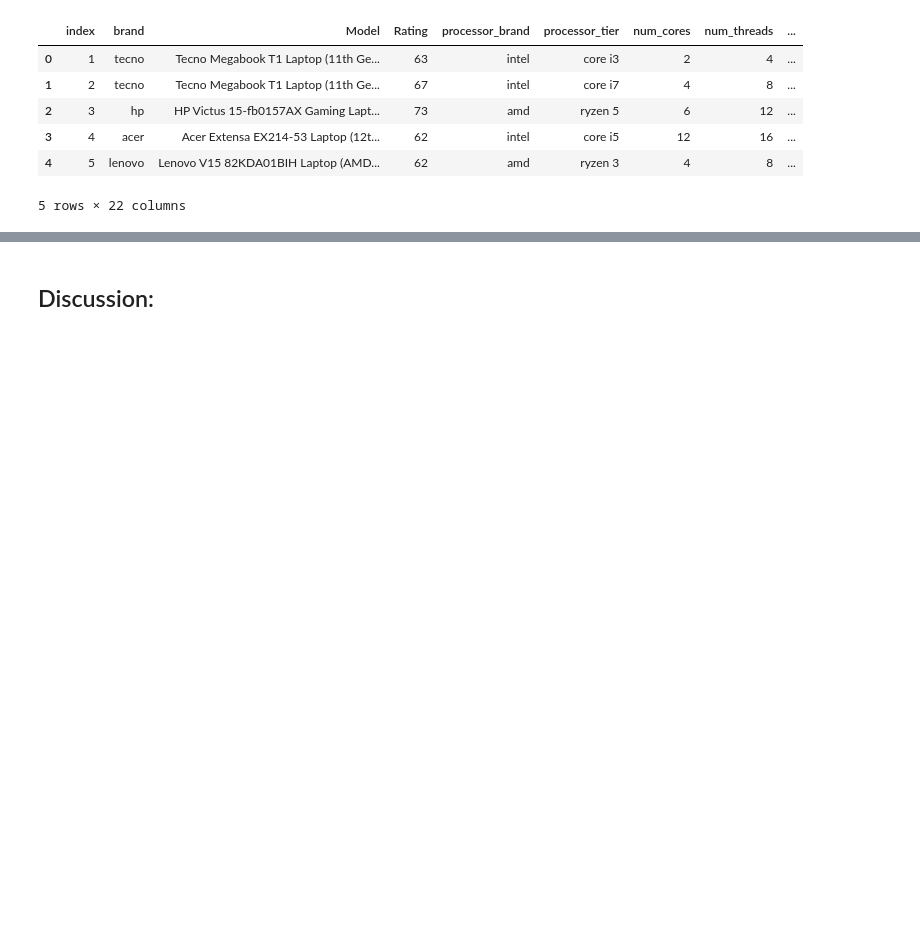
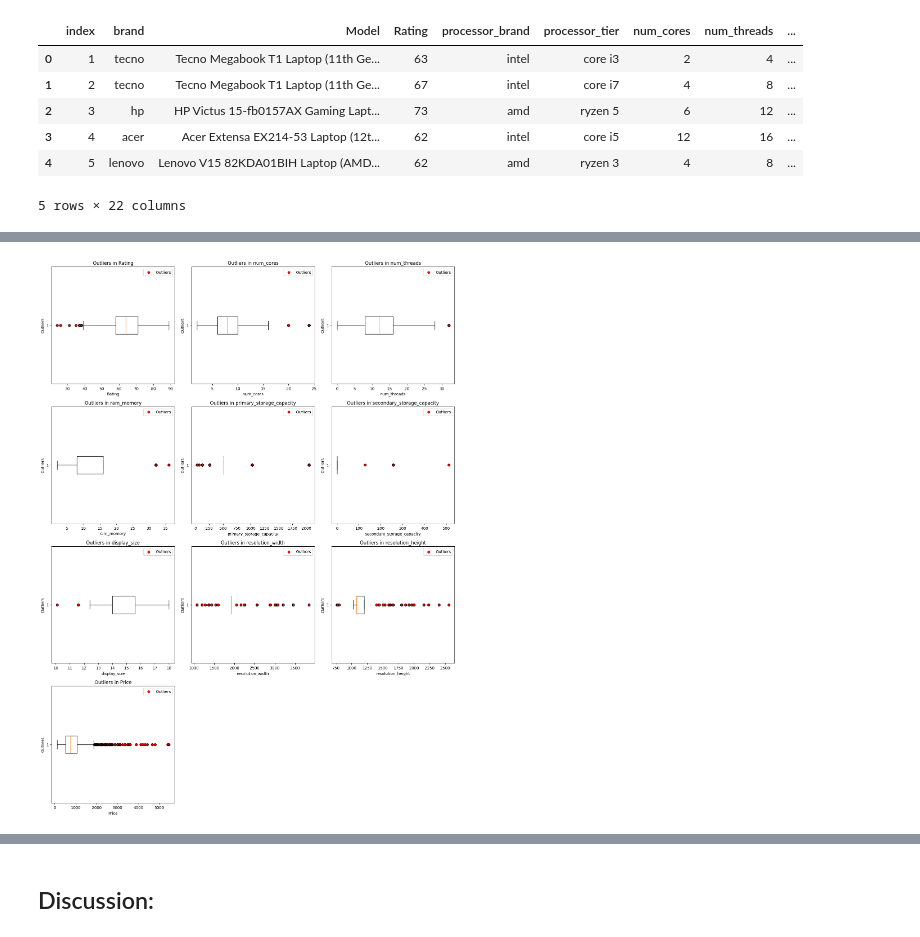
Before and after one commit to DSCI-310-2024/DSCI-310-Group_13, a Jupyter notebook: report.ipynb, the cells around one changed output, grey strips where cells are left out. Drawn from its saved outputs; the diff is of its cells as text; code cells hidden in the pictures; blank space fills up the shorter version.

Commit message:
Handling missing values and outliers
Added code, graphs and analysis.

```diff
--- a/report.ipynb
+++ b/report.ipynb
@@ -502,0 +537,2 @@ chart_grid
+# %%
+df = df.drop(columns=['index'])
@@ -502,0 +667,58 @@ chart_grid
+# %%
+import matplotlib.pyplot as plt
+import pandas as pd
+
+# Create a list to store outlier data for each column
+outliers_data = []
+
+# Iterate over each column
+for column_name in df.columns:
+    # Select the column containing the data you want to examine for outliers
+    data_column = df[column_name]
+
+    # Check if the column contains numeric data
+    if pd.api.types.is_numeric_dtype(data_column) and not pd.api.types.is_bool_dtype(data_column):
+        # Calculate the interquartile range (IQR)
+        Q1 = data_column.quantile(0.25)
+        Q3 = data_column.quantile(0.75)
+        IQR = Q3 - Q1
+
+        # Determine the lower and upper bounds for outliers
+        lower_bound = Q1 - 1.5 * IQR
+        upper_bound = Q3 + 1.5 * IQR
+
+        # Identify outliers
+        outliers = data_column[(data_column < lower_bound) | (data_column > upper_bound)]
+
+        # Store outlier data
+        outliers_data.append((column_name, data_column, outliers))
+
+# Calculate the number of rows and columns needed for the grid
+num_plots = len(outliers_data)
+num_cols = 3
+num_rows = (num_plots + num_cols - 1) // num_cols
+
+# Create a figure and axis object
+fig, axs = plt.subplots(num_rows, num_cols, figsize=(15, 5*num_rows))
+
+# Flatten the axis array for easy iteration
+axs = axs.flatten()
+
+# Iterate over each column data
+for i, (column_name, data_column, outliers) in enumerate(outliers_data):
+    # Plot the outliers
+    axs[i].boxplot(data_column, vert=False)
+    axs[i].scatter(outliers, [1] * len(outliers), color='red', label='Outliers')
+    axs[i].set_title(f'Outliers in {column_name}')
+    axs[i].set_xlabel(column_name)
+    axs[i].set_ylabel('Outliers')
+    axs[i].legend()
+
+# Hide empty subplots
+for j in range(num_plots, len(axs)):
+    axs[j].axis('off')
+
+plt.tight_layout()
+plt.show()
+# %% [output]
+[figure, added]
```
Also changed, not shown: parts of 11 cells of this notebook, 1 other file.
